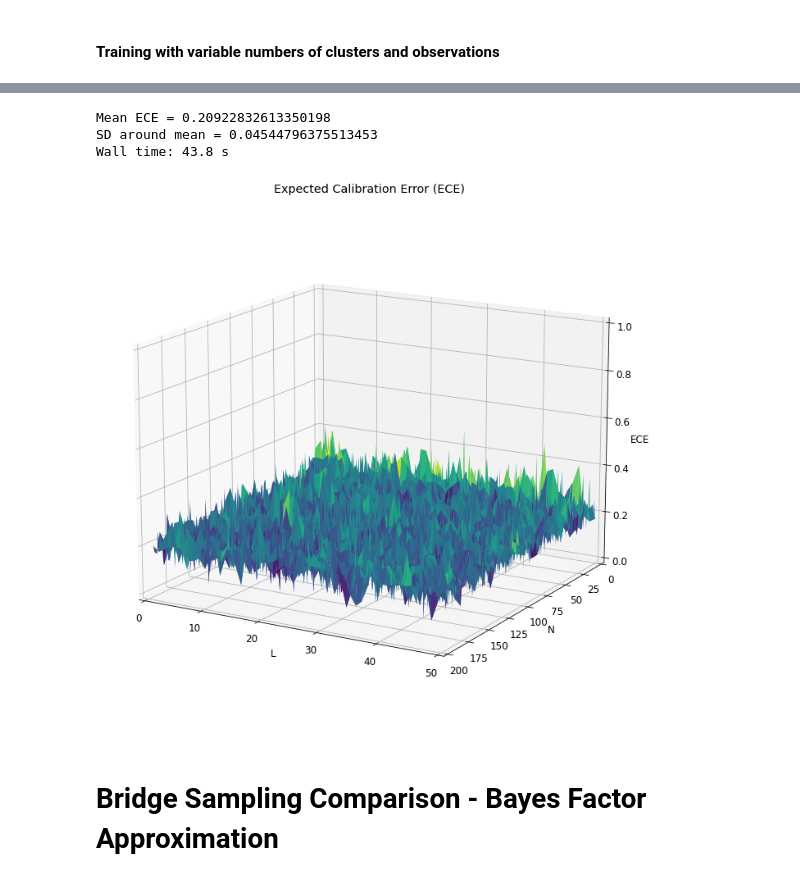
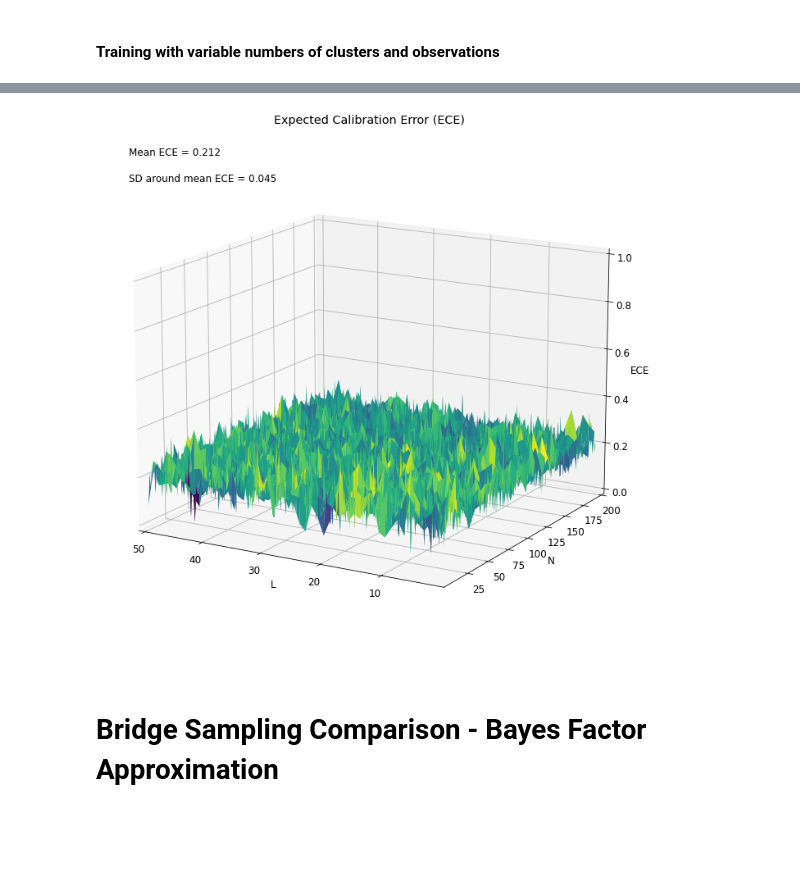
Before and after one commit to elseml/DeepHierarchicalModelComparison, a Jupyter notebook: Deep_Hierarchical_Model_Comparison.ipynb, the cells around one changed output, grey strips where cells are left out. Saved outputs shown, nothing was run; the diff lists cells and outputs as text; code cells hidden in the pictures; blank space fills up the shorter version.

```diff
--- a/Deep_Hierarchical_Model_Comparison.ipynb
+++ b/Deep_Hierarchical_Model_Comparison.ipynb
@@ -808,9 +719,0 @@ def perf_tester(model, val_data, n_val_settings, n_clust_min, n_clust_max, n_obs
-# %%
-%%time
-
-perf_tester(model, val_data, n_val_settings, n_clust_min, n_clust_max, n_obs_min, n_obs_max)
-# %% [output]
-Mean ECE = 0.20922832613350198
-SD around mean = 0.04544796375513453
-Wall time: 43.8 s
-[figure, removed]
@@ -817,3 +768,44 @@ Wall time: 43.8 s
+# %%
+# Validation setup
+n_val_per_setting = 50
+simulator = MainSimulator(HierarchicalNormalSimulator())
+
+ece_means = compute_eces_variable(model, simulator, n_val_per_setting, n_clust_min, n_clust_max, n_obs_min, n_obs_max)
+# %%
+def plot_eces_variable(ece_means, n_val_per_setting, n_clust_min, n_clust_max, n_obs_min, n_obs_max, n_cal_bins=15):
+    """
+    Takes the ECE results from compute_eces_variable() and
+    projects them onto a 3D-plot.
+    """
+
+    # Prepare objects
+    f = plt.figure(figsize=(16, 12))
+    ax = plt.axes(projection='3d')
+
+    n_clust_points = np.arange(n_clust_min, n_clust_max+1)
+    n_obs_points = np.arange(n_obs_min, n_obs_max+1)
+
+    n_clust_grid, n_obs_grid = np.meshgrid(n_clust_points, n_obs_points)
+    cal_err_grid = np.reshape(ece_means, (-1, n_clust_max)) # reshape into (#clusters, #observations)
+    ax.plot_surface(n_clust_grid, n_obs_grid, cal_err_grid, cmap='viridis', edgecolor='none')
+
+    ax.elev = 15
+    #ax.set_xlim([n_clust_max, n_clust_min]) # UNCOMMENT FOR INSPECTION: are values close to 1 more prone to high ECEs?
+    #ax.set_ylim([n_obs_min, n_obs_max]) # UNCOMMENT FOR INSPECTION: are values close to 1 more prone to high ECEs?
+    ax.set_xlim([n_clust_min, n_clust_max]) # COMMENT IN FOR INSPECTION: are values close to 1 more prone to high ECEs?
+    ax.set_ylim([n_obs_max, n_obs_min]) # COMMENT IN FOR INSPECTION: are values close to 1 more prone to high ECEs?
+    ax.set_zlim([0, 1])
+    ax.set_xlabel('L')
+    ax.set_ylabel('N')
+    ax.set_zlabel('ECE')
+    ax.text2D(0.05, 0.95, 'Mean ECE = {0:.3f}'.format(np.mean(ece_means)), transform=ax.transAxes)
+    ax.text2D(0.05, 0.90, 'SD around mean ECE = {0:.3f}'.format(np.std(ece_means)), transform=ax.transAxes)
+    ax.set_title('Expected Calibration Error (ECE)')
+# %%
+#plot_eces_variable(ece_means, n_val_per_setting, n_clust_min, n_clust_max, n_obs_min, n_obs_max)
+plot_eces_variable(a, n_val_per_setting, n_clust_min, n_clust_max, n_obs_min, n_obs_max)
+# %% [output]
+[figure, added]
 # %% [markdown]
 # Bridge Sampling Comparison - Bayes Factor Approximation
 # %% [markdown]
```
Also changed, not shown: parts of 22 cells of this notebook.
